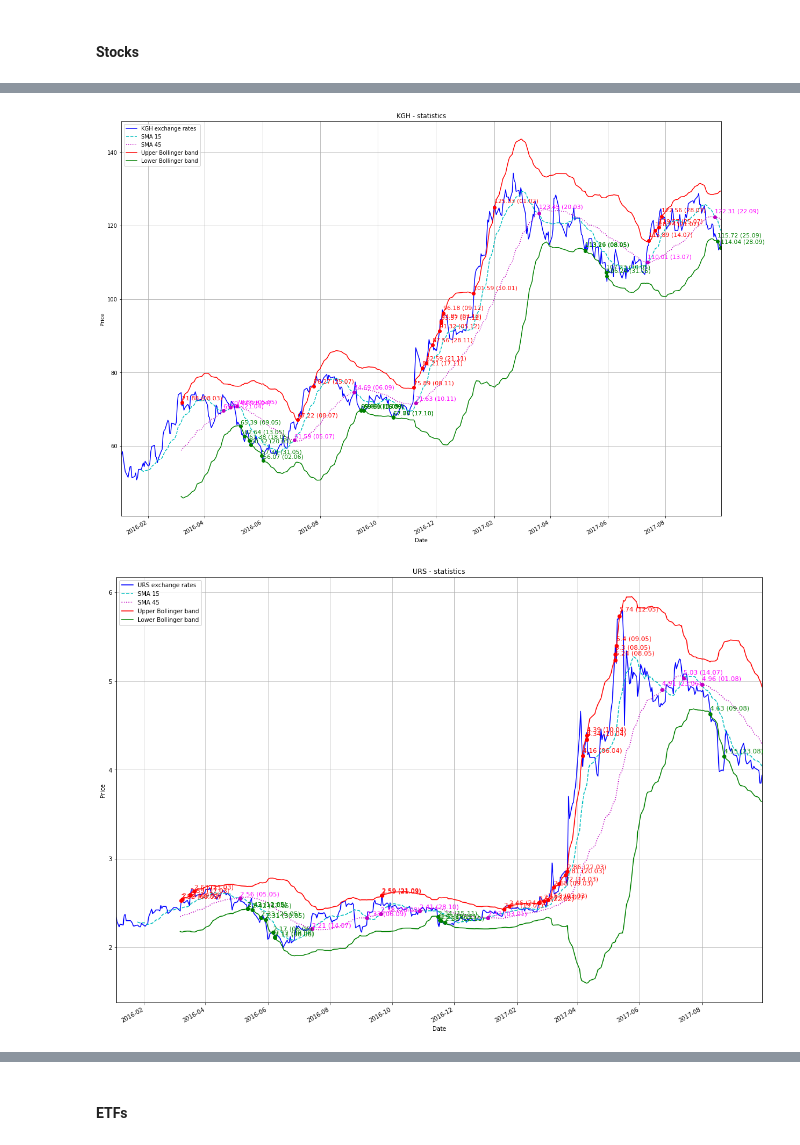
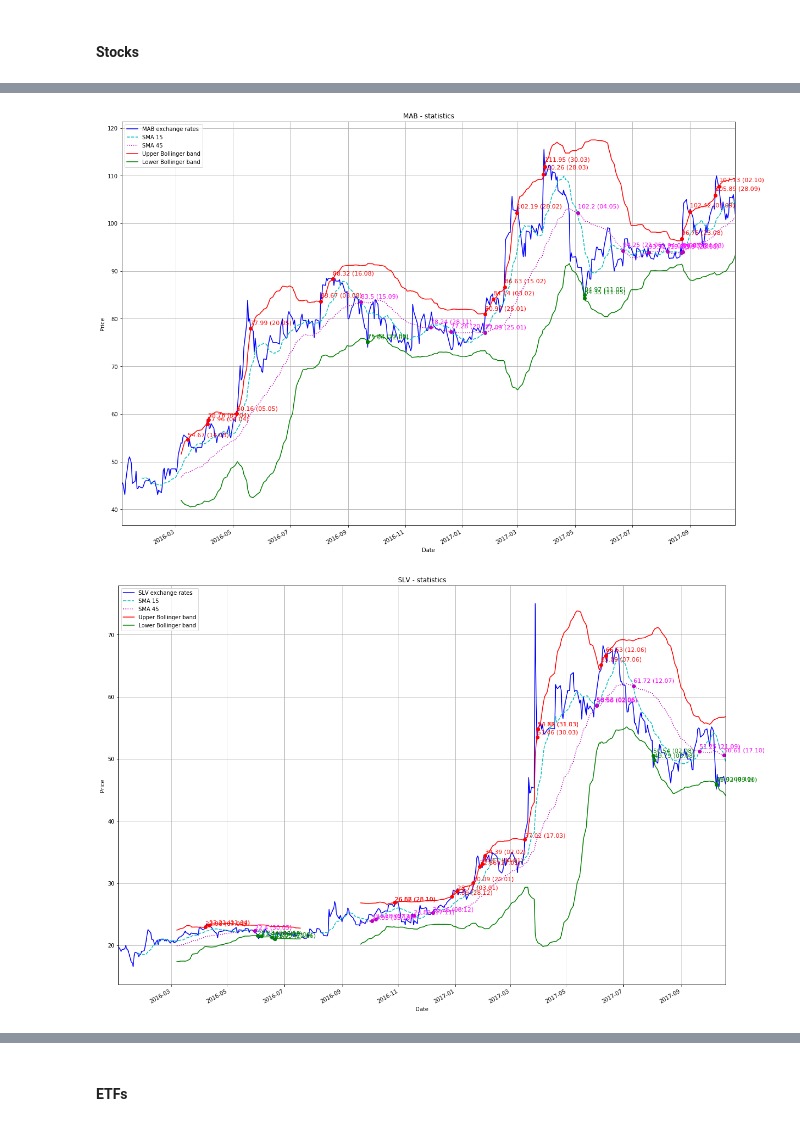
Before and after one commit to mariuszrokita/money-machine, a Jupyter notebook: money_machine_app/Money_Maker_App.ipynb, the cells around one changed output, grey strips where cells are left out. Drawn from its saved outputs; the diff is of its cells as text; code cells hidden in the pictures.

```diff
--- a/money_machine_app/Money_Maker_App.ipynb
+++ b/money_machine_app/Money_Maker_App.ipynb
@@ -47,7 +47,7 @@ currencies_for_analysis = 'EUR;USD;GBP;CHF'
 #### Stocks
 # %%
 analysis_type = "STOCK"
-stocks_for_analysis = 'KRU;11B;WLT;KGH;URS;LVC'
+stocks_for_analysis = 'KRU;11B;WLT;MAB;SLV'
 
 %run money_maker_app.py $analysis_type $stocks_for_analysis
 # %% [output]
@@ -58,2 +58,2 @@ stocks_for_analysis = 'KRU;11B;WLT;KGH;URS;LVC'
-[figure, old version]
+[figure, new version]
-[figure, old version]
+[figure, new version]
```
Also changed, not shown: parts of 4 cells of this notebook, 13 other files.
